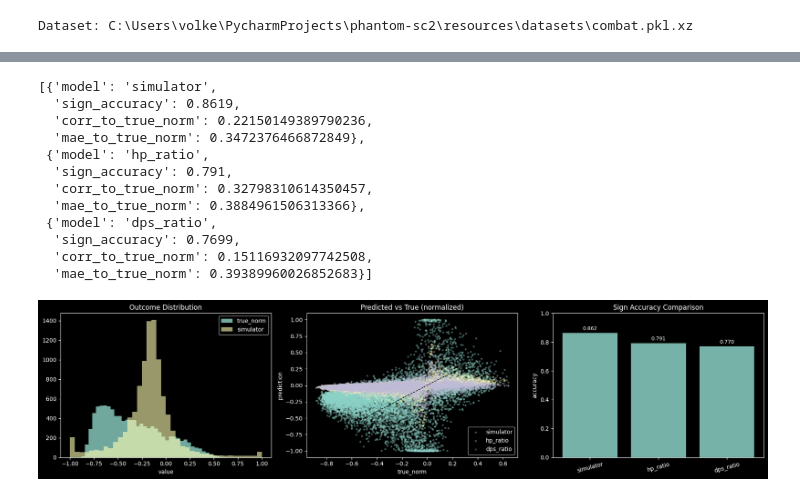
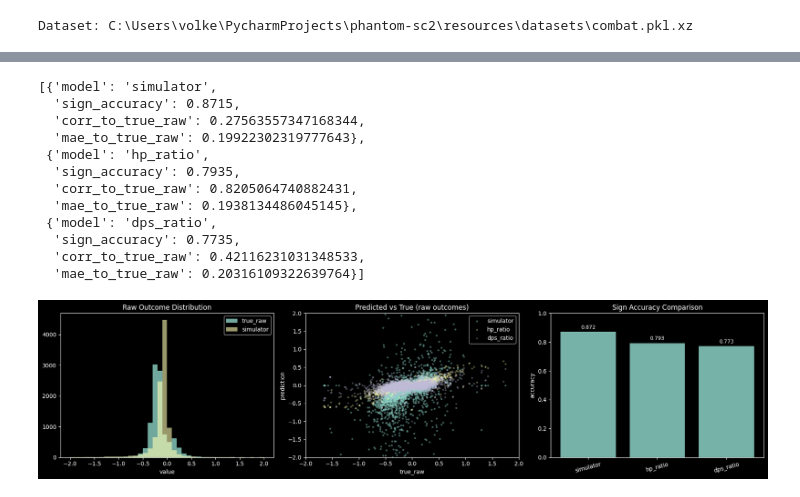
Before and after one commit to vschmidt91/phantom-sc2, a Jupyter notebook: notebooks/combat_simulator_vs_dataset.ipynb, the cells around one changed output, grey strips where cells are left out. Cells and saved outputs as stored; diff of their text form; code cells hidden in the pictures.

```diff
--- a/notebooks/combat_simulator_vs_dataset.ipynb
+++ b/notebooks/combat_simulator_vs_dataset.ipynb
@@ -81,10 +81,13 @@ def to_model_setup(sample: dict) -> ModelCombatSetup:
             units2.append(unit)
         else:
             units1.append(unit)
+    attacking = set[int]()
+    attacking.update(u.tag for u in units1)
+    attacking.update(u.tag for u in units2)
     return ModelCombatSetup(
         units1=units1,
         units2=units2,
-        attacking=set(sample["attacking"]),
+        attacking=attacking,
     )
 
 
@@ -111,7 +114,7 @@ for sample in data:
     dps2 = sum_dps(setup.units2)
 
     rows.append({
-        "true_raw": float(sample["result"]),
+        "true_raw": float(sample["advantage_log"]),
         "pred_sim": float(pred),
         "hp_ratio": (hp1 - hp2) / max(1e-9, hp1 + hp2),
         "dps_ratio": (dps1 - dps2) / max(1e-9, dps1 + dps2),
@@ -146,9 +149,6 @@ true_raw = np.array([r["true_raw"] for r in rows], dtype=float)
 pred_sim = np.array([r["pred_sim"] for r in rows], dtype=float)
 hp_ratio = np.array([r["hp_ratio"] for r in rows], dtype=float)
 dps_ratio = np.array([r["dps_ratio"] for r in rows], dtype=float)
-
-scale = np.quantile(np.abs(true_raw), 0.95)
-true_norm = np.tanh(true_raw / scale)
 
 def sign_no_zero(x: np.ndarray) -> np.ndarray:
     y = np.sign(x)
@@ -161,8 +161,8 @@ def metrics_for(name: str, pred: np.ndarray) -> dict:
     return {
         "model": name,
         "sign_accuracy": float((sign_no_zero(pred) == y_sign).mean()),
-        "corr_to_true_norm": float(np.corrcoef(pred, true_norm)[0, 1]),
-        "mae_to_true_norm": float(np.mean(np.abs(pred - true_norm))),
+        "corr_to_true_raw": float(np.corrcoef(pred, true_raw)[0, 1]),
+        "mae_to_true_raw": float(np.mean(np.abs(pred - true_raw))),
     }
 
 metrics = [
@@ -170,52 +170,53 @@ metrics = [
     metrics_for("hp_ratio", hp_ratio),
     metrics_for("dps_ratio", dps_ratio),
 ]
-metrics = sorted(metrics, key=lambda m: m["sign_accuracy"], reverse=True)
 metrics
 # %% [output]
 [{'model': 'simulator',
-  'sign_accuracy': 0.8619,
-  'corr_to_true_norm': 0.22150149389790236,
-  'mae_to_true_norm': 0.3472376466872849},
+  'sign_accuracy': 0.8715,
+  'corr_to_true_raw': 0.27563557347168344,
+  'mae_to_true_raw': 0.19922302319777643},
  {'model': 'hp_ratio',
-  'sign_accuracy': 0.791,
-  'corr_to_true_norm': 0.32798310614350457,
-  'mae_to_true_norm': 0.3884961506313366},
+  'sign_accuracy': 0.7935,
+  'corr_to_true_raw': 0.8205064740882431,
+  'mae_to_true_raw': 0.1938134486045145},
  {'model': 'dps_ratio',
-  'sign_accuracy': 0.7699,
-  'corr_to_true_norm': 0.15116932097742508,
-  'mae_to_true_norm': 0.39389960026852683}]
+  'sign_accuracy': 0.7735,
+  'corr_to_true_raw': 0.42116231031348533,
+  'mae_to_true_raw': 0.20316109322639764}]
 # %%
 fig, axes = plt.subplots(1, 3, figsize=(18, 4.5))
 
-axes[0].hist(true_norm, bins=40, alpha=0.8, label="true_norm")
-axes[0].hist(pred_sim, bins=40, alpha=0.6, label="simulator")
-axes[0].set_title("Outcome Distribution")
+pred_range = (-2, 2)
+axes[0].hist(true_raw, bins=40, alpha=0.8, label="true_raw", range=pred_range)
+axes[0].hist(pred_sim, bins=40, alpha=0.6, label="simulator", range=pred_range)
+axes[0].set_title("Raw Outcome Distribution")
 axes[0].set_xlabel("value")
 axes[0].legend()
 
-axes[1].scatter(true_norm, pred_sim, s=6, alpha=0.35, label="simulator")
-axes[1].scatter(true_norm, hp_ratio, s=6, alpha=0.25, label="hp_ratio")
-axes[1].scatter(true_norm, dps_ratio, s=6, alpha=0.25, label="dps_ratio")
-axes[1].axline((0, 0), slope=1.0, linestyle="--", linewidth=1, color="black")
-axes[1].set_title("Predicted vs True (normalized)")
-axes[1].set_xlabel("true_norm")
+axes[1].scatter(true_raw, pred_sim, s=6, alpha=0.35, label="simulator")
+axes[1].scatter(true_raw, hp_ratio, s=6, alpha=0.25, label="hp_ratio")
+axes[1].scatter(true_raw, dps_ratio, s=6, alpha=0.25, label="dps_ratio")
+axes[1].set_xlim(*pred_range)
+axes[1].set_ylim(*pred_range)
+axes[1].set_title("Predicted vs True (raw outcomes)")
+axes[1].set_xlabel("true_raw")
 axes[1].set_ylabel("prediction")
-axes[1].legend(loc="lower right")
+axes[1].legend(loc="best")
 
 models = [m["model"] for m in metrics]
 acc = [m["sign_accuracy"] for m in metrics]
 x = np.arange(len(models))
 axes[2].bar(x, acc, alpha=0.85)
 axes[2].set_xticks(x, models, rotation=15)
 axes[2].set_ylim(0.0, 1.0)
 axes[2].set_title("Sign Accuracy Comparison")
 axes[2].set_ylabel("accuracy")
 for i, v in enumerate(acc):
     axes[2].text(i, v + 0.02, f"{v:.3f}", ha="center", fontsize=9)
 
 plt.tight_layout()
 plt.show()
 # %% [output]
-[figure, old version]
+[figure, new version]
 # %%
```
Also changed, not shown: parts of 4 cells of this notebook, 2 other files.
